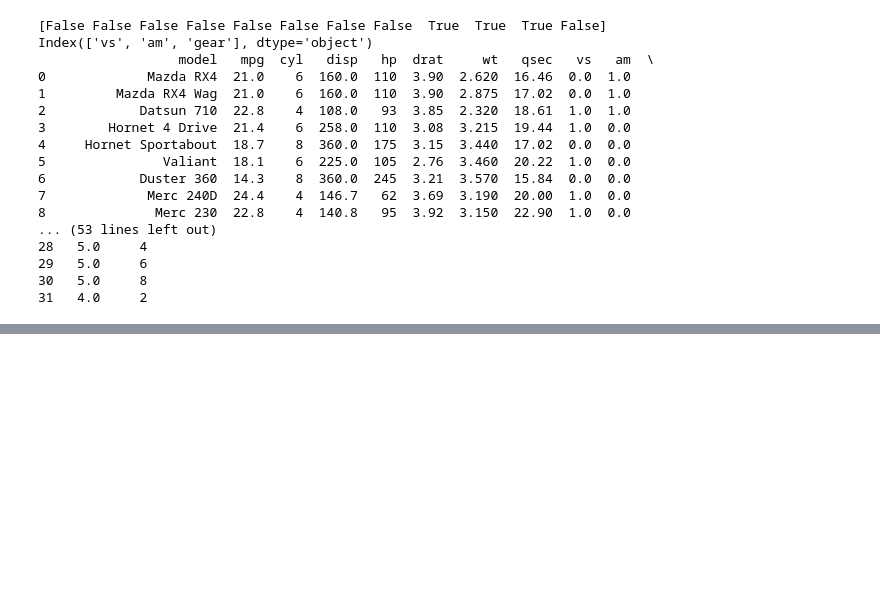
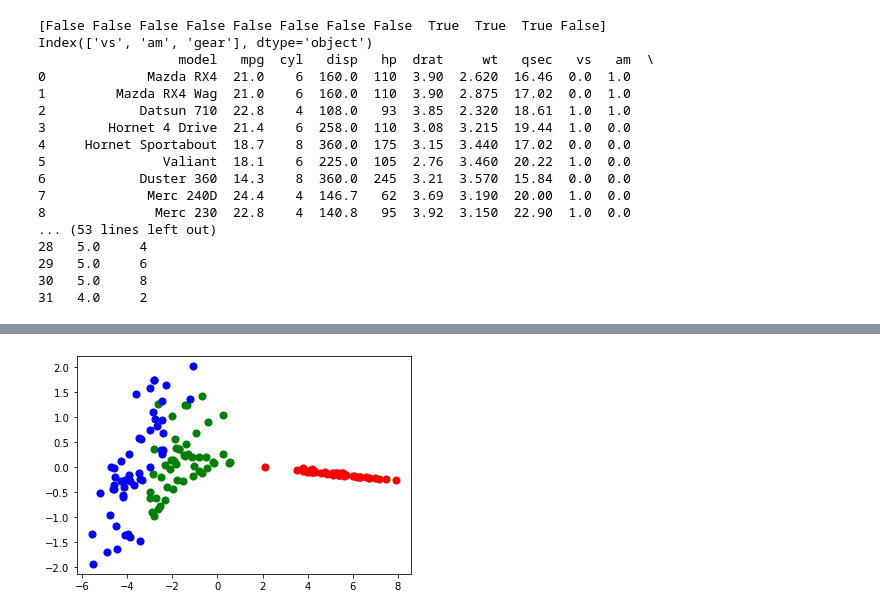
Before and after one commit to fMalinka/pythonIntro, a Jupyter notebook: basics.ipynb, the cells around one changed output, grey strips where cells are left out. Drawn from its saved outputs; the diff is of its cells as text; code cells hidden in the pictures; blank space fills up the shorter version.

```diff
--- a/basics.ipynb
+++ b/basics.ipynb
@@ -332,0 +458,16 @@ Type:      method
+# %%
+#ISOMAP
+from sklearn.manifold import Isomap
+myiso = Isomap(n_components=2)
+myisoT = myiso.fit_transform(myirisX_scaled)
+
+myisodf = np.append(myisoT, myirisY, axis=1)
+myisodf = pd.DataFrame(myisodf, columns=["PC1", "PC2", "IRIS"])
+#print(pcmytsnedfadf)
+
+#plot with respect to the colors
+for target, color in zip(targetsL,colorsL):
+    indicesToKeep = myisodf['IRIS'] == target
+    plt.scatter(myisodf.loc[indicesToKeep, 'PC1'], myisodf.loc[indicesToKeep, 'PC2'], c = color, s = 50)
+# %% [output]
+[figure, added]
```
Also changed, not shown: parts of 5 cells of this notebook.
